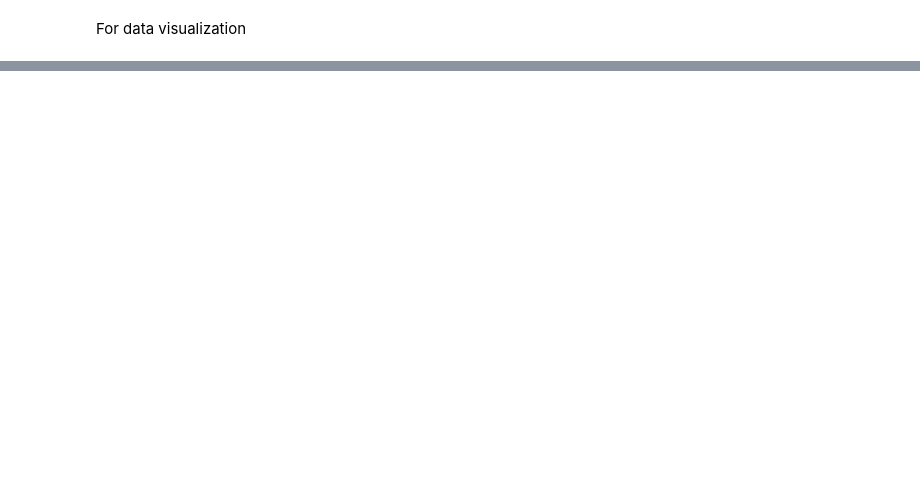
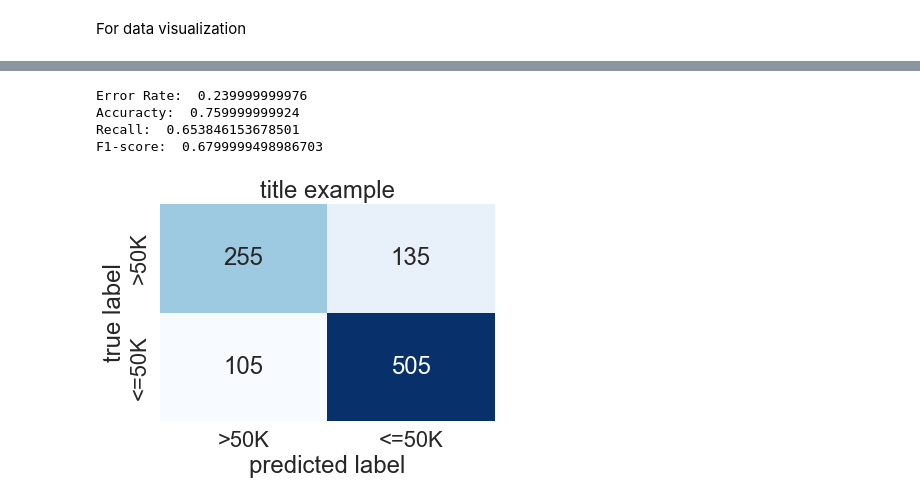
Before and after one commit to CuongNN218/DecisionTree, a Jupyter notebook: preprocessing.ipynb, the cells around one changed output, grey strips where cells are left out. Drawn from its saved outputs; the diff is of its cells as text; code cells hidden in the pictures; blank space fills up the shorter version.

```diff
--- a/preprocessing.ipynb
+++ b/preprocessing.ipynb
@@ -924,0 +1105,3 @@ n165:n163:leaf:<=50K
+# %%
+import seaborn as sns; sns.set_theme()
+sns.set(font_scale=2)
@@ -924,0 +1123,31 @@ n165:n163:leaf:<=50K
+# %%
+def plot_matrix(cm, classes, title):
+    ax = sns.heatmap(cm, cmap="Blues", annot=True, xticklabels=classes, yticklabels=classes, cbar=False, fmt='g')
+    ax.set(title=title, xlabel="predicted label", ylabel="true label")
+# %%
+pos, neg, true, false, N, tp, tn, fp, fn = a
+# %%
+def cal_metric(tp, tn, fp, fn):
+    epsilon = 1e-7  # avoid divide by 0
+    error_rate = (fn + fp) / (tp + tn + fp + fn + epsilon)
+    accuracy = (tn + tp) / (tp + tn + fp + fn + epsilon)
+    recall = tp / (tp + fn + epsilon)
+    precision = tp / (tp + fp + epsilon)
+    f1_score = (2 * precision * recall) / (precision + recall + epsilon)
+    return error_rate, accuracy, recall, f1_score
+# %%
+err, acc, recall, f1 = cal_metric(tp, tn, fp, fn)
+print("Error Rate: ", err)
+print("Accuracty: ", acc)
+print("Recall: ", recall)
+print("F1-score: ", f1)
+val = np.array([[tp, fn], [fp, tn]])
+classes = ['>50K', '<=50K']
+title = "title example"
+plot_matrix(val, classes, title)
+# %% [output]
+Error Rate:  0.239999999976
+Accuracty:  0.759999999924
+Recall:  0.653846153678501
+F1-score:  0.6799999498986703
+[figure, added]
```
Also changed, not shown: parts of 18 cells of this notebook, 4 other files.
